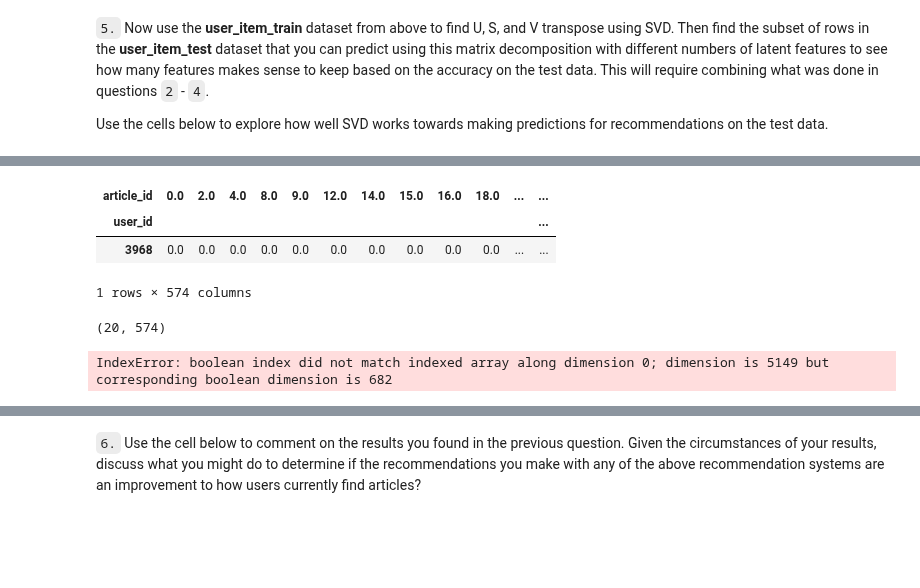
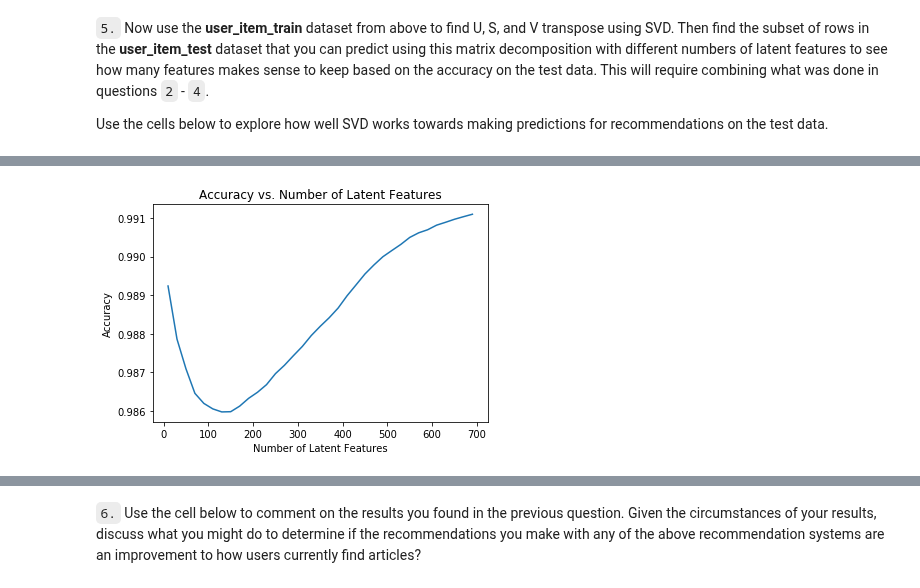
Before and after one commit to keigito/IBM_Recommendations, a Jupyter notebook: Recommendations_with_IBM.ipynb, the cells around one changed output, grey strips where cells are left out. Drawn from its saved outputs; the diff is of its cells as text; code cells hidden in the pictures; blank space fills up the shorter version.

Commit message:
feat: added the train-test split in matrix factorization part

```diff
--- a/Recommendations_with_IBM.ipynb
+++ b/Recommendations_with_IBM.ipynb
@@ -931,4 +934,2 @@ u_train, s_train, vt_train = np.linalg.svd(user_item_train)# fit svd similar to
 # %%
 s_train_matrix = np.diag(s_train)
-# %%
-k = 714 # max = 714
@@ -1258,11 +935,0 @@ for k in num_latent_feats:
-# %%
-# num_latent_feats = np.arange(10,700+10,20)
-# sum_errs = []
-
-# for k in num_latent_feats:
-k = 700
-#### restructure with k latent features
-s_train_subset, u_train_subset, vt_train_subset = np.diag(s_train[:k]), u_train[:, :k], vt_train[:k, :574]
-
-# take dot product
-user_item_est = np.around(np.dot(np.dot(u_train_subset, s_train_subset), vt_train_subset))
@@ -1285,2 +935,0 @@ user_overlap[0]
-# %%
-user_item_train.insert(0, "row_number", range(0, len(user_item_train)))
@@ -1304,20 +935,0 @@ user_item_est_df[(user_item_est_df.index == 3967)]
-# %%
-user_item_test[(user_item_test.index == 3968)]
-# %% [output]
-| article_id | 0.0 | 2.0 | 4.0 | 8.0 | 9.0 | 12.0 | 14.0 | 15.0 | 16.0 | 18.0 | ... | ... |
-| user_id |  |  |  |  |  |  |  |  |  |  |  | ... |
-| 3968 | 0.0 | 0.0 | 0.0 | 0.0 | 0.0 | 0.0 | 0.0 | 0.0 | 0.0 | 0.0 | ... | ... |
-1 rows × 574 columns
-# %%
-user_item_test_testable.shape
-# %% [output]
-(20, 574)
-# %%
-user_item_test_est = pd.DataFrame()
-for i in user_overlap:
-    user_item_test_est = pd.concat([user_item_test_est, user_item_est[(user_item_test.index == i)]])
-
-
-user_item_test_testable
-# %% [output]
-IndexError: boolean index did not match indexed array along dimension 0; dimension is 5149 but corresponding boolean dimension is 682
@@ -1324,14 +968,7 @@ IndexError: boolean index did not match indexed array along dimension 0; dimensi
 # %%
-    # user_item_new_matrix = user_item_train.iloc[available_users].values
-    user_item_new_matrix = user_item_test_testable.values
-    # compute error for each prediction to actual value
-    diffs = np.subtract(user_item_new_matrix, user_item_est)
-
-    # total errors and keep track of them
-    err = np.sum(np.sum(np.abs(diffs)))
-    sum_errs.append(err)
-
-# plt.plot(num_latent_feats, 1 - np.array(sum_errs)/df.shape[0]);
-# plt.xlabel('Number of Latent Features');
-# plt.ylabel('Accuracy');
-# plt.title('Accuracy vs. Number of Latent Features');
+plt.plot(num_latent_feats, 1 - np.array(test_errs)/df.shape[0]);
+plt.xlabel('Number of Latent Features');
+plt.ylabel('Accuracy');
+plt.title('Accuracy vs. Number of Latent Features');
+# %% [output]
+[figure, added]
```
Also changed, not shown: parts of 63 cells of this notebook.
